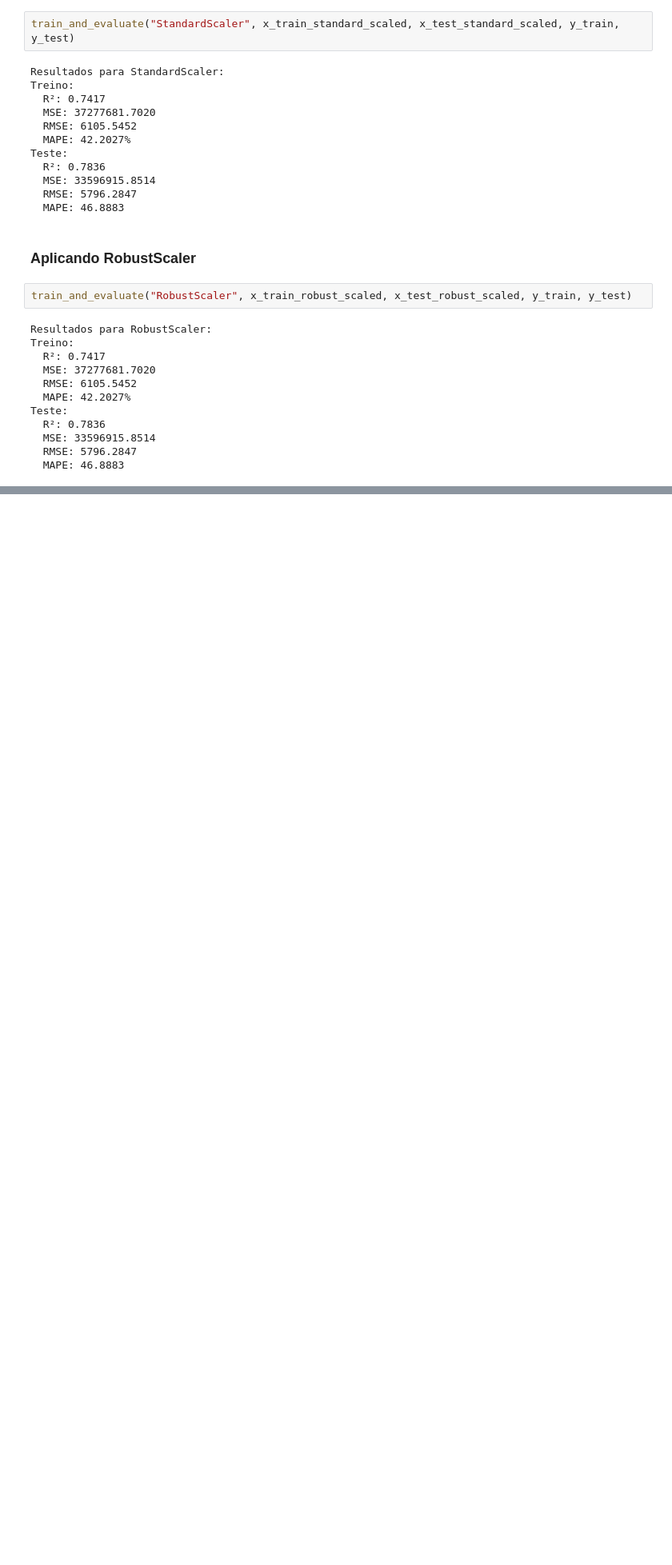
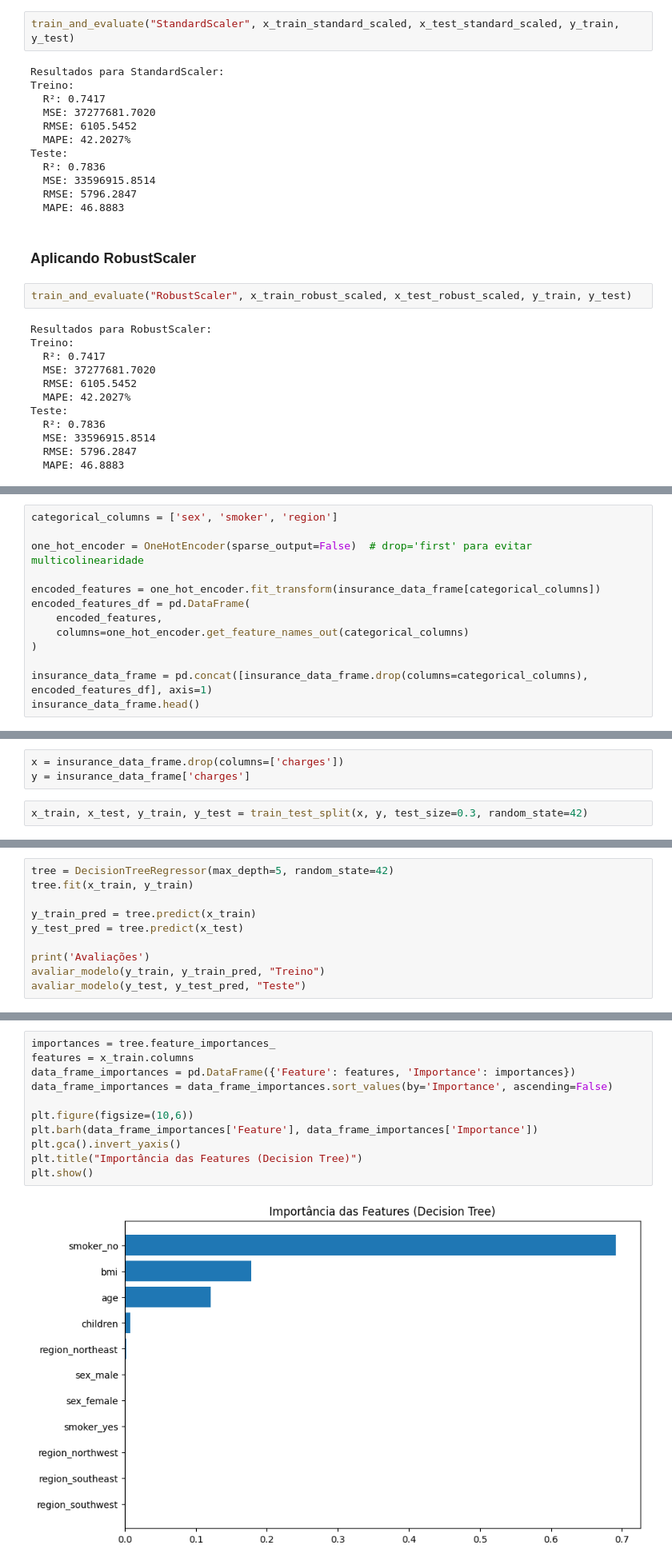
Before and after one commit to thiagofernandes101/ProjetosFiap, a Jupyter notebook: Desafio curso ia ml/desafio.ipynb, the cells around one changed output, grey strips where cells are left out. Shown: that part at 80% size. Cells and saved outputs as stored; diff of their text form; blank space fills up the shorter version.

```diff
--- a/Desafio curso ia ml/desafio.ipynb
+++ b/Desafio curso ia ml/desafio.ipynb
@@ -368,0 +470,13 @@ Interpretação: O modelo apresenta um erro percentual médio alto, indicando qu
+# %%
+categorical_columns = ['sex', 'smoker', 'region']
+
+one_hot_encoder = OneHotEncoder(sparse_output=False)  # drop='first' para evitar multicolinearidade
+
+encoded_features = one_hot_encoder.fit_transform(insurance_data_frame[categorical_columns])
+encoded_features_df = pd.DataFrame(
+    encoded_features,
+    columns=one_hot_encoder.get_feature_names_out(categorical_columns)
+)
+
+insurance_data_frame = pd.concat([insurance_data_frame.drop(columns=categorical_columns), encoded_features_df], axis=1)
+insurance_data_frame.head()
@@ -368,0 +512,5 @@ Interpretação: O modelo apresenta um erro percentual médio alto, indicando qu
+# %%
+x = insurance_data_frame.drop(columns=['charges'])
+y = insurance_data_frame['charges']
+# %%
+x_train, x_test, y_train, y_test = train_test_split(x, y, test_size=0.3, random_state=42)
@@ -368,0 +528,10 @@ Interpretação: O modelo apresenta um erro percentual médio alto, indicando qu
+# %%
+tree = DecisionTreeRegressor(max_depth=5, random_state=42)
+tree.fit(x_train, y_train)
+
+y_train_pred = tree.predict(x_train)
+y_test_pred = tree.predict(x_test)
+
+print('Avaliações')
+avaliar_modelo(y_train, y_train_pred, "Treino")
+avaliar_modelo(y_test, y_test_pred, "Teste")
@@ -368,0 +554,13 @@ Interpretação: O modelo apresenta um erro percentual médio alto, indicando qu
+# %%
+importances = tree.feature_importances_
+features = x_train.columns
+data_frame_importances = pd.DataFrame({'Feature': features, 'Importance': importances})
+data_frame_importances = data_frame_importances.sort_values(by='Importance', ascending=False)
+
+plt.figure(figsize=(10,6))
+plt.barh(data_frame_importances['Feature'], data_frame_importances['Importance'])
+plt.gca().invert_yaxis()
+plt.title("Importância das Features (Decision Tree)")
+plt.show()
+# %% [output]
+[figure, added]
```
Also changed, not shown: parts of 37 cells of this notebook.
